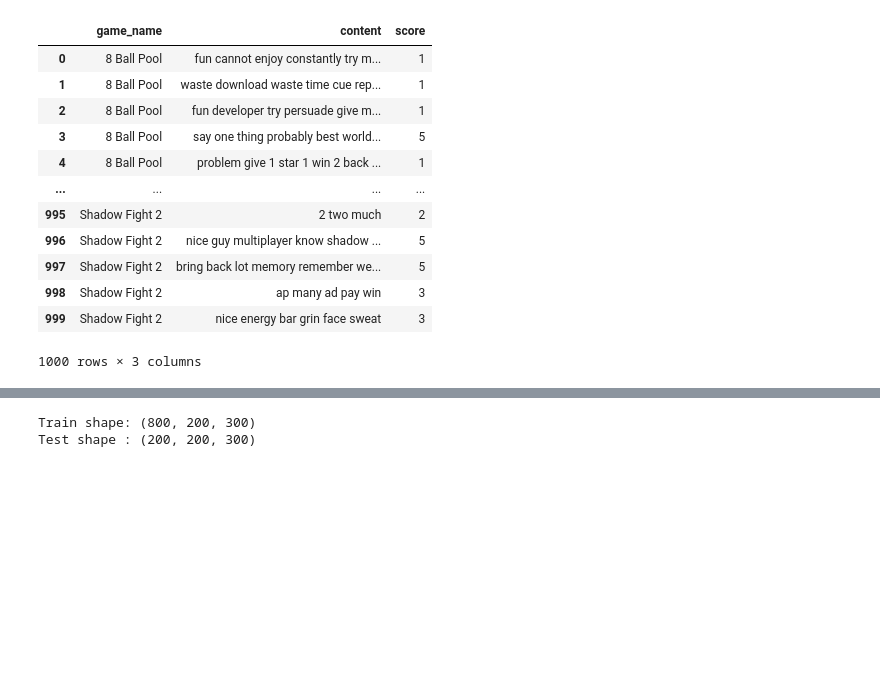
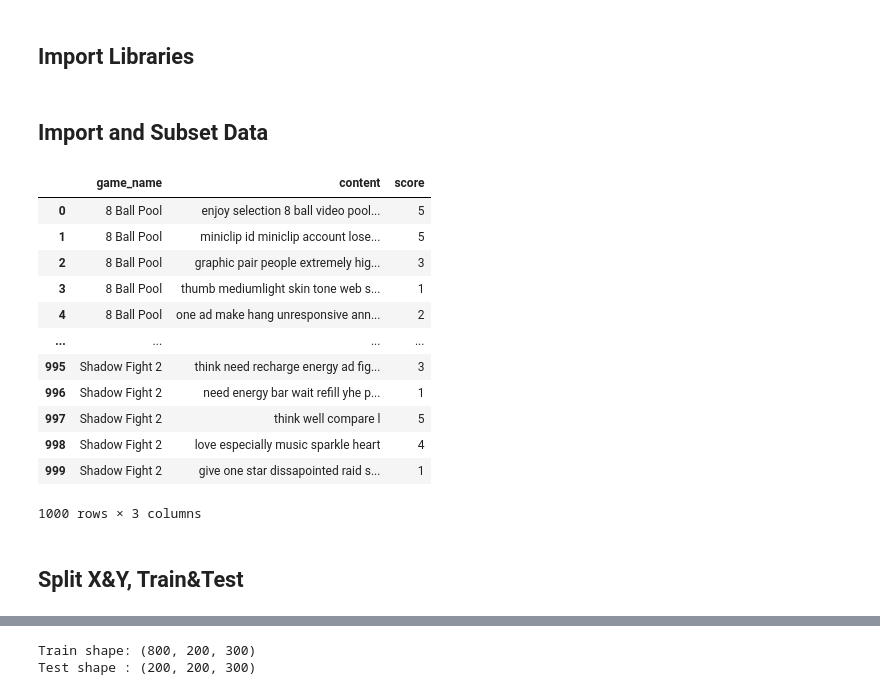
Before and after one commit to Tinnne/Play-Store-Ratings-Prediction, a Jupyter notebook: 06FineTunedModel.ipynb, the cells around one changed output, grey strips where cells are left out. Drawn from its saved outputs; the diff is of its cells as text; code cells hidden in the pictures; blank space fills up the shorter version.

```diff
--- a/06FineTunedModel.ipynb
+++ b/06FineTunedModel.ipynb
@@ -1 +1,3 @@
+# %% [markdown]
+## Import Libraries
 # %%
@@ -24,26 +41,31 @@ from scipy.stats import loguniform
+# %% [markdown]
+## Import and Subset Data
 # %%
 data = pd.read_csv("Data/GamesDataClean.csv", usecols=["content", "score", "game_name"])
 data = data.dropna()
 subset = (
     data.groupby("game_name", group_keys=False)
         .apply(lambda x: x.sample(n=min(50, len(x)), random_state=42))
         .reset_index(drop=True)
 )
+subset.to_csv("Data/GamesDataClean_Subset50.csv", index=False)
 subset
 # %% [output]
 |  | game_name | content | score |
-| 0 | 8 Ball Pool | fun cannot enjoy constantly try m... | 1 |
-| 1 | 8 Ball Pool | waste download waste time cue rep... | 1 |
-| 2 | 8 Ball Pool | fun developer try persuade give m... | 1 |
-| 3 | 8 Ball Pool | say one thing probably best world... | 5 |
-| 4 | 8 Ball Pool | problem give 1 star 1 win 2 back ... | 1 |
+| 0 | 8 Ball Pool | enjoy selection 8 ball video pool... | 5 |
+| 1 | 8 Ball Pool | miniclip id miniclip account lose... | 5 |
+| 2 | 8 Ball Pool | graphic pair people extremely hig... | 3 |
+| 3 | 8 Ball Pool | thumb mediumlight skin tone web s... | 1 |
+| 4 | 8 Ball Pool | one ad make hang unresponsive ann... | 2 |
 | ... | ... | ... | ... |
-| 995 | Shadow Fight 2 | 2 two much | 2 |
-| 996 | Shadow Fight 2 | nice guy multiplayer know shadow ... | 5 |
-| 997 | Shadow Fight 2 | bring back lot memory remember we... | 5 |
-| 998 | Shadow Fight 2 | ap many ad pay win | 3 |
-| 999 | Shadow Fight 2 | nice energy bar grin face sweat | 3 |
+| 995 | Shadow Fight 2 | think need recharge energy ad fig... | 3 |
+| 996 | Shadow Fight 2 | need energy bar wait refill yhe p... | 1 |
+| 997 | Shadow Fight 2 | think well compare l | 5 |
+| 998 | Shadow Fight 2 | love especially music sparkle heart | 4 |
+| 999 | Shadow Fight 2 | give one star dissapointed raid s... | 1 |
 1000 rows × 3 columns
+# %% [markdown]
+## Split X&Y, Train&Test
 # %%
 X = subset["content"].values
 y = subset["score"].astype(int).values
```
Also changed, not shown: parts of 23 cells of this notebook, 10 other files.
